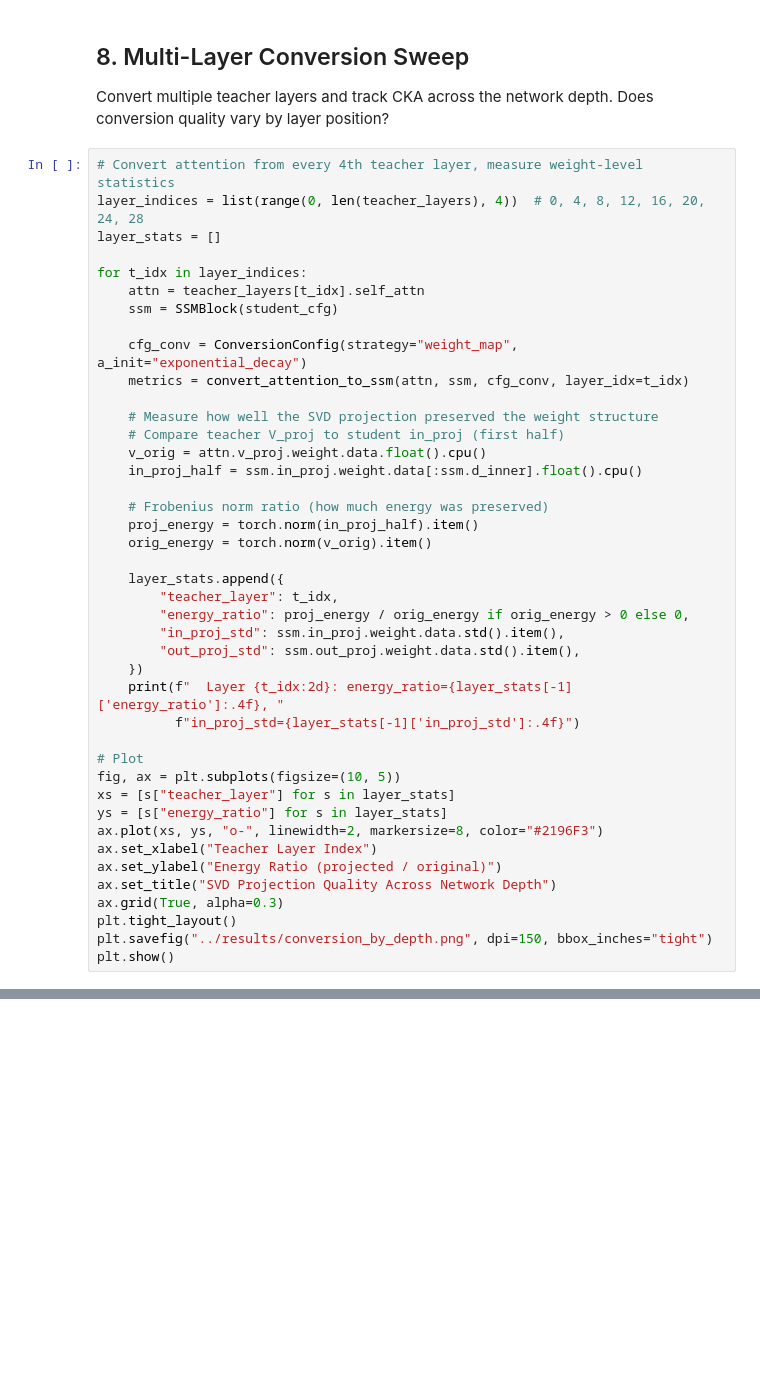
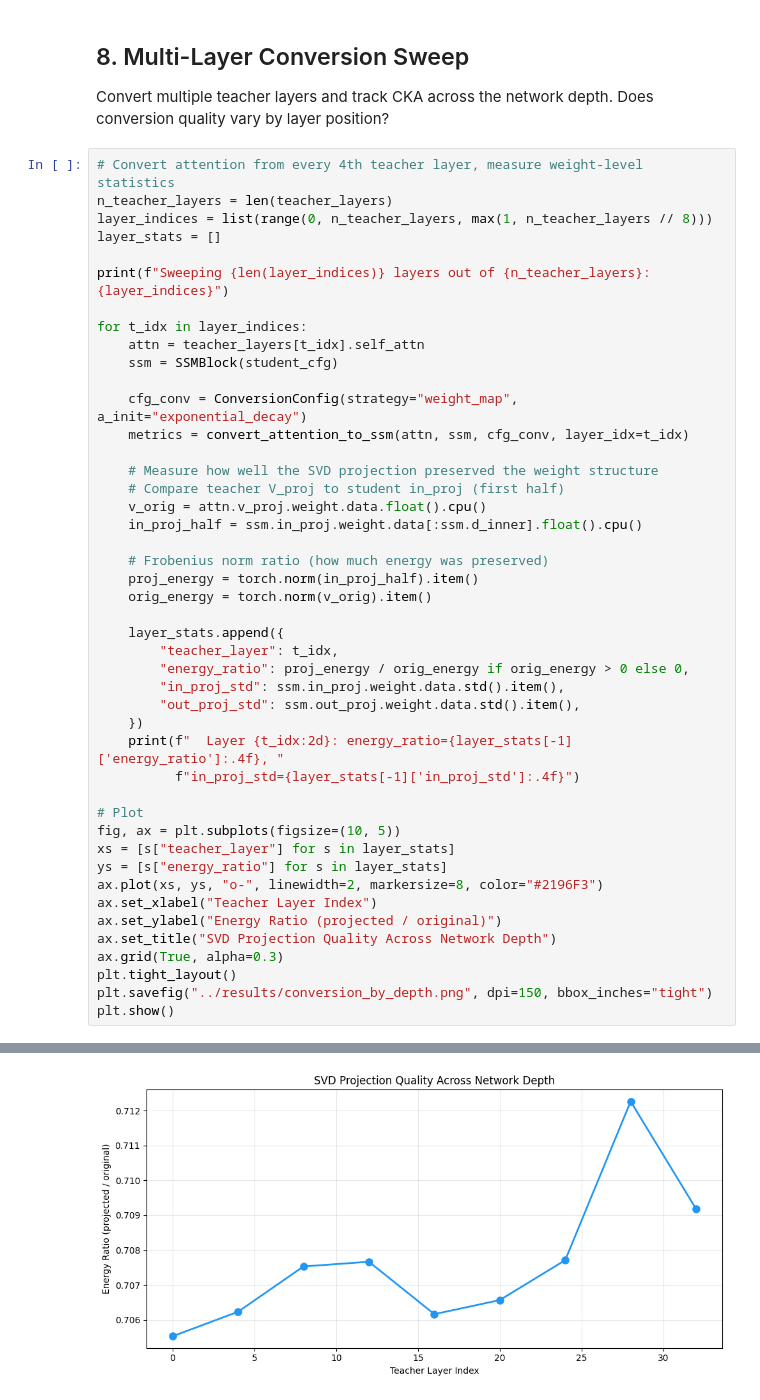
Before and after one commit to Wayy-Research/project-aya, a Jupyter notebook: notebooks/03_block_conversion_experiments.ipynb, the cells around one changed output, grey strips where cells are left out. Drawn from its saved outputs; the diff is of its cells as text; blank space fills up the shorter version.

```diff
--- a/notebooks/03_block_conversion_experiments.ipynb
+++ b/notebooks/03_block_conversion_experiments.ipynb
@@ -338,8 +408,11 @@ print("\nNote: CKA after weight_map only (no refinement). Hybrid strategy will i
 Convert multiple teacher layers and track CKA across the network depth. Does conversion quality vary by layer position?
 # %%
 # Convert attention from every 4th teacher layer, measure weight-level statistics
-layer_indices = list(range(0, len(teacher_layers), 4))  # 0, 4, 8, 12, 16, 20, 24, 28
+n_teacher_layers = len(teacher_layers)
+layer_indices = list(range(0, n_teacher_layers, max(1, n_teacher_layers // 8)))
 layer_stats = []
+
+print(f"Sweeping {len(layer_indices)} layers out of {n_teacher_layers}: {layer_indices}")
 
 for t_idx in layer_indices:
     attn = teacher_layers[t_idx].self_attn
@@ -378,3 +451,4 @@ ax.grid(True, alpha=0.3)
 plt.tight_layout()
 plt.savefig("../results/conversion_by_depth.png", dpi=150, bbox_inches="tight")
 plt.show()
+# %% [output]
@@ -381,3 +465,4 @@ plt.show()
+[figure, added]
 # %% [markdown]
 ## Key Findings
 
```
Also changed, not shown: parts of 15 cells of this notebook, 17 other files.
